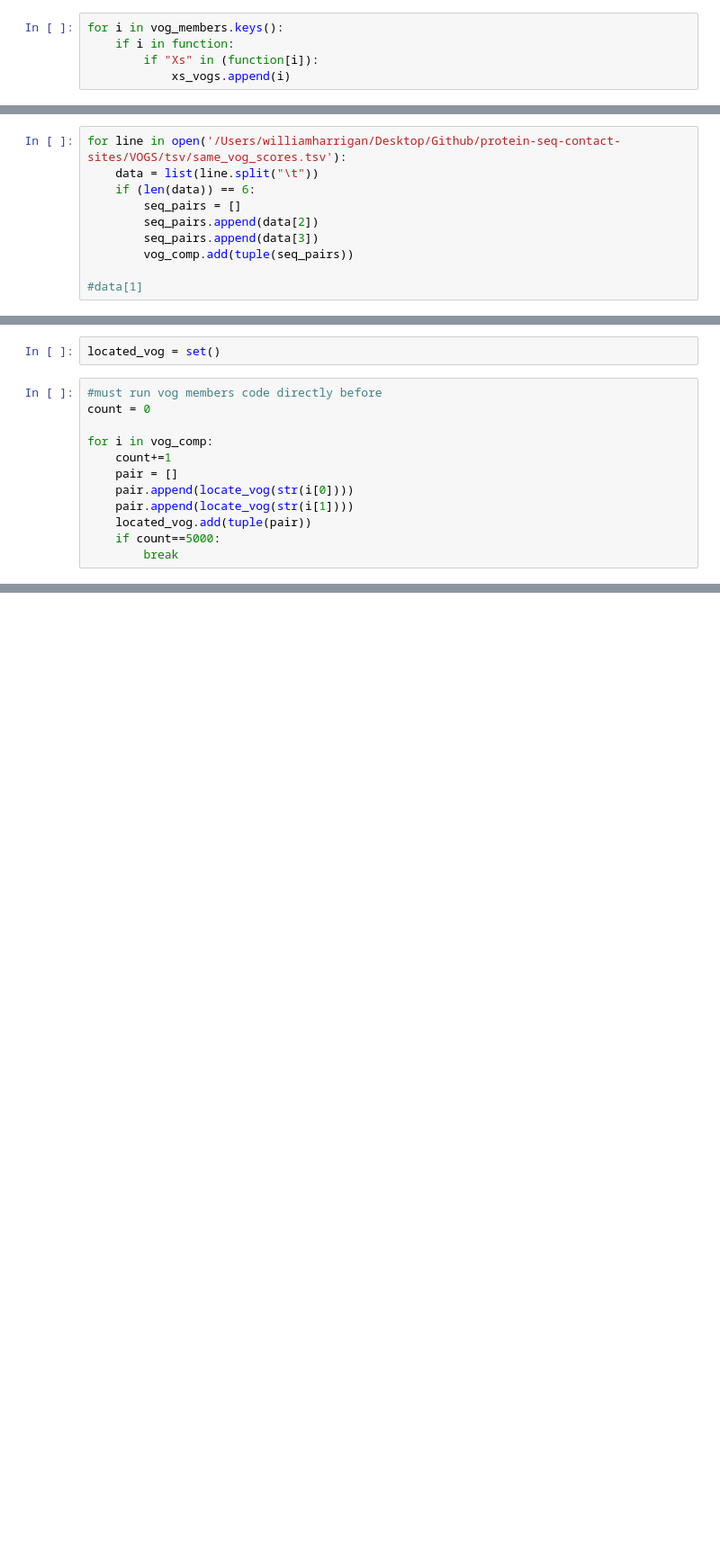
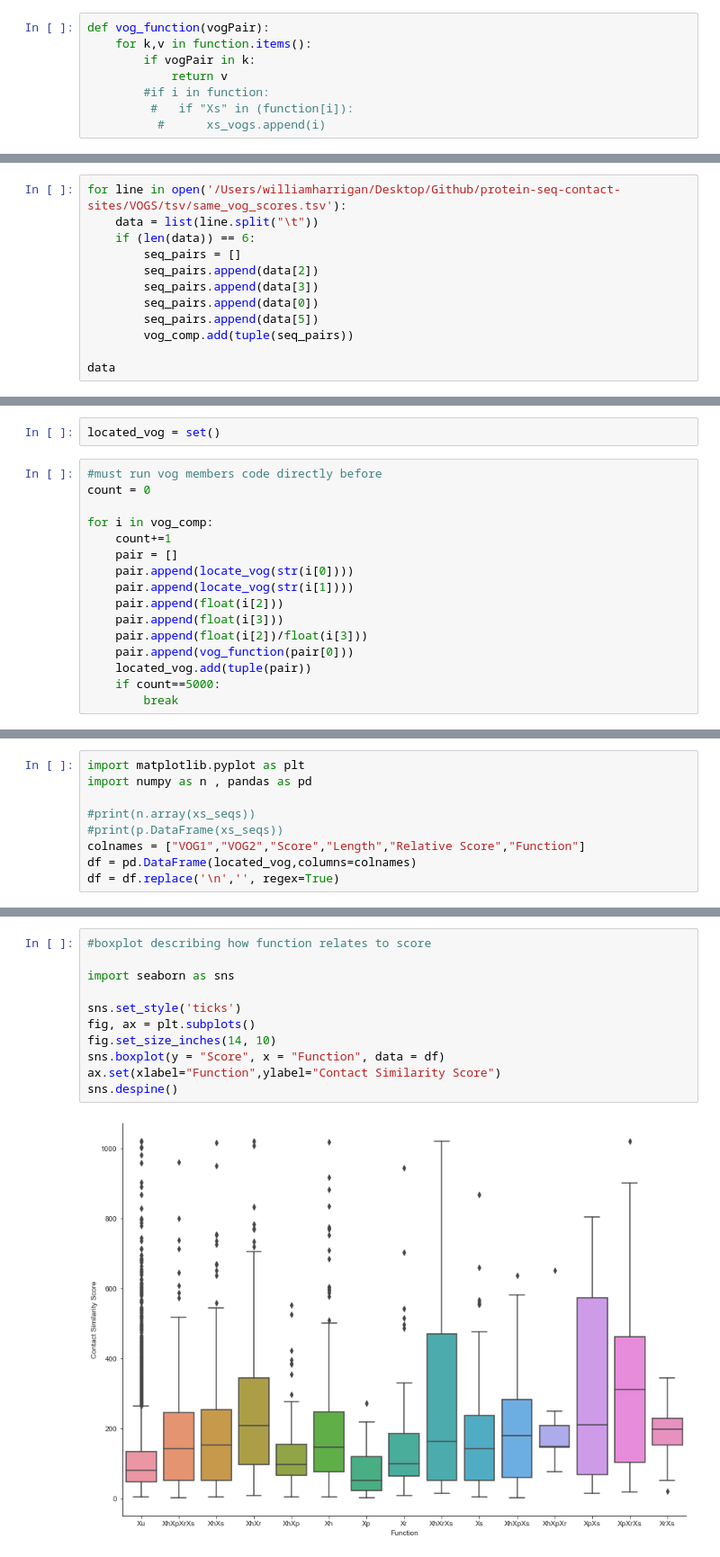
Before and after one commit to WillHarrigan/protein-seq-contact-sites, a Jupyter notebook: VOGS/vog_structural_comparison_scores.ipynb, the cells around one changed output, grey strips where cells are left out. Shown at 90% size. Drawn from its saved outputs; the diff is of its cells as text; blank space fills up the shorter version.

```diff
--- a/VOGS/vog_structural_comparison_scores.ipynb
+++ b/VOGS/vog_structural_comparison_scores.ipynb
@@ -58,5 +35,8 @@ xs_vogs = []
 # %%
-for i in vog_members.keys():
-    if i in function:
-        if "Xs" in (function[i]):
-            xs_vogs.append(i)
+def vog_function(vogPair):
+    for k,v in function.items():
+        if vogPair in k:
+            return v
+        #if i in function:
+         #   if "Xs" in (function[i]):
+          #      xs_vogs.append(i)
@@ -89,6 +49,8 @@ for line in open('/Users/williamharrigan/Desktop/Github/protein-seq-contact-site
         seq_pairs = []
         seq_pairs.append(data[2])
         seq_pairs.append(data[3])
+        seq_pairs.append(data[0])
+        seq_pairs.append(data[5])
         vog_comp.add(tuple(seq_pairs))
 
-#data[1]
+data
@@ -127,6 +78,10 @@ for i in vog_comp:
     pair = []
     pair.append(locate_vog(str(i[0])))
     pair.append(locate_vog(str(i[1])))
+    pair.append(float(i[2]))
+    pair.append(float(i[3]))
+    pair.append(float(i[2])/float(i[3]))
+    pair.append(vog_function(pair[0]))
     located_vog.add(tuple(pair))
     if count==5000:
         break
@@ -183,0 +90,9 @@ xs_seqs
+# %%
+import matplotlib.pyplot as plt
+import numpy as n , pandas as pd
+
+#print(n.array(xs_seqs))
+#print(p.DataFrame(xs_seqs))
+colnames = ["VOG1","VOG2","Score","Length","Relative Score","Function"]
+df = pd.DataFrame(located_vog,columns=colnames)
+df = df.replace('\n','', regex=True)
@@ -183,0 +140,13 @@ xs_seqs
+# %%
+#boxplot describing how function relates to score
+
+import seaborn as sns
+
+sns.set_style('ticks')
+fig, ax = plt.subplots()
+fig.set_size_inches(14, 10)
+sns.boxplot(y = "Score", x = "Function", data = df)
+ax.set(xlabel="Function",ylabel="Contact Similarity Score")
+sns.despine()
+# %% [output]
+[figure, added]
```
Also changed, not shown: parts of 36 cells of this notebook, 2 other files.
